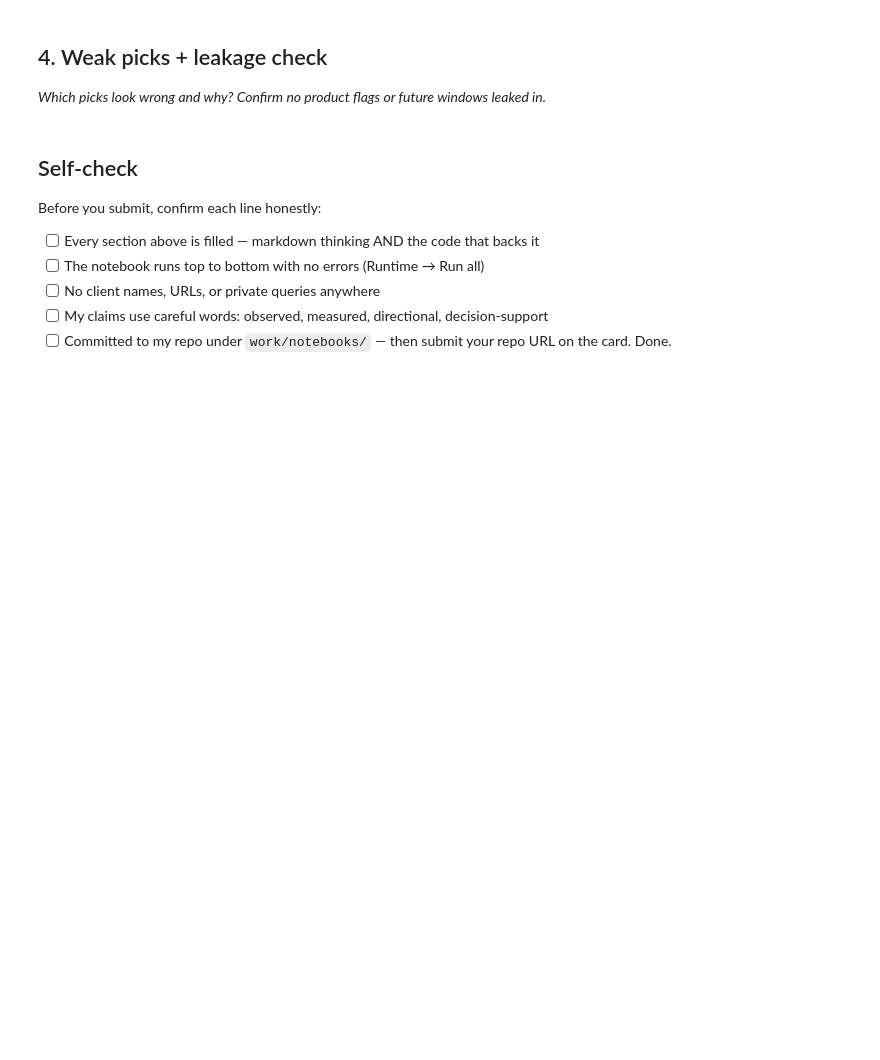
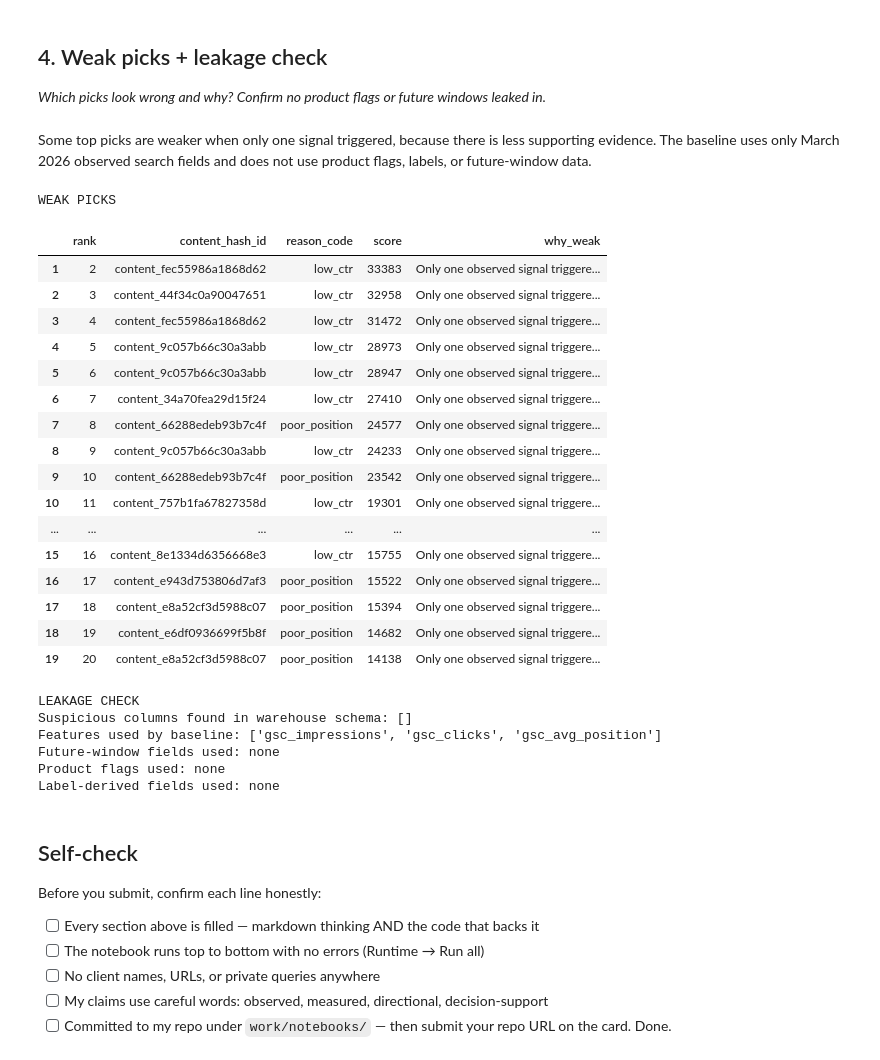
Before and after one commit to ayushmanlohani/flyrank-ml-internship, a Jupyter notebook: work/notebooks/w04_baseline_score.ipynb, the cells around one changed output. Cells and saved outputs as stored; diff of their text form; code cells hidden in the pictures; blank space fills up the shorter version.

```diff
--- a/work/notebooks/w04_baseline_score.ipynb
+++ b/work/notebooks/w04_baseline_score.ipynb
@@ -37,3 +227,79 @@ This skeleton is yours to fill. Work the sections **in order** — each one has
+# %% [markdown]
+Some top picks are weaker when only one signal triggered, because there is less supporting evidence. The baseline uses only March 2026 observed search fields and does not use product flags, labels, or future-window data.
+# %%
+# Weak picks: top-20 entries supported by only one signal
+weak_picks = top20[
+    ~top20["reason_code"].str.contains("+", regex=False)
+].copy()
+
+weak_picks["why_weak"] = (
+    "Only one observed signal triggered, so the evidence is limited."
+)
+
+print("WEAK PICKS")
+display(
+    weak_picks[
+        ["rank", "content_hash_id", "reason_code", "score", "why_weak"]
+    ]
+)
+
+# Leakage check: inspect the actual warehouse columns
+schema_cols = con.sql(
+    f"DESCRIBE SELECT * FROM {MAR}"
+).df()["column_name"].tolist()
+
+forbidden_terms = [
+    "label",
+    "trend",
+    "flag",
+    "future",
+    "product"
+]
+
+suspicious_cols = [
+    col for col in schema_cols
+    if any(term in col.lower() for term in forbidden_terms)
+]
+
+print("\nLEAKAGE CHECK")
+print("Suspicious columns found in warehouse schema:", suspicious_cols)
+
+# Confirm the baseline itself only uses current observed fields
+used_features = [
+    "gsc_impressions",
+    "gsc_clicks",
+    "gsc_avg_position"
+]
+
+print("Features used by baseline:", used_features)
+print("Future-window fields used: none")
+print("Product flags used: none")
+print("Label-derived fields used: none")
+# %% [output]
+WEAK PICKS
+|  | rank | content_hash_id | reason_code | score | why_weak |
+| 1 | 2 | content_fec55986a1868d62 | low_ctr | 33383 | Only one observed signal triggere... |
+| 2 | 3 | content_44f34c0a90047651 | low_ctr | 32958 | Only one observed signal triggere... |
+| 3 | 4 | content_fec55986a1868d62 | low_ctr | 31472 | Only one observed signal triggere... |
+| 4 | 5 | content_9c057b66c30a3abb | low_ctr | 28973 | Only one observed signal triggere... |
+| 5 | 6 | content_9c057b66c30a3abb | low_ctr | 28947 | Only one observed signal triggere... |
+| 6 | 7 | content_34a70fea29d15f24 | low_ctr | 27410 | Only one observed signal triggere... |
+| 7 | 8 | content_66288edeb93b7c4f | poor_position | 24577 | Only one observed signal triggere... |
+| 8 | 9 | content_9c057b66c30a3abb | low_ctr | 24233 | Only one observed signal triggere... |
+| 9 | 10 | content_66288edeb93b7c4f | poor_position | 23542 | Only one observed signal triggere... |
+| 10 | 11 | content_757b1fa67827358d | low_ctr | 19301 | Only one observed signal triggere... |
+| ... | ... | ... | ... | ... | ... |
+| 15 | 16 | content_8e1334d6356668e3 | low_ctr | 15755 | Only one observed signal triggere... |
+| 16 | 17 | content_e943d753806d7af3 | poor_position | 15522 | Only one observed signal triggere... |
+| 17 | 18 | content_e8a52cf3d5988c07 | poor_position | 15394 | Only one observed signal triggere... |
+| 18 | 19 | content_e6df0936699f5b8f | poor_position | 14682 | Only one observed signal triggere... |
+| 19 | 20 | content_e8a52cf3d5988c07 | poor_position | 14138 | Only one observed signal triggere... |
+LEAKAGE CHECK
+Suspicious columns found in warehouse schema: []
+Features used by baseline: ['gsc_impressions', 'gsc_clicks', 'gsc_avg_position']
+Future-window fields used: none
+Product flags used: none
+Label-derived fields used: none
 # %% [markdown]
 ## Self-check
 
```
Also changed, not shown: parts of 11 cells of this notebook.
